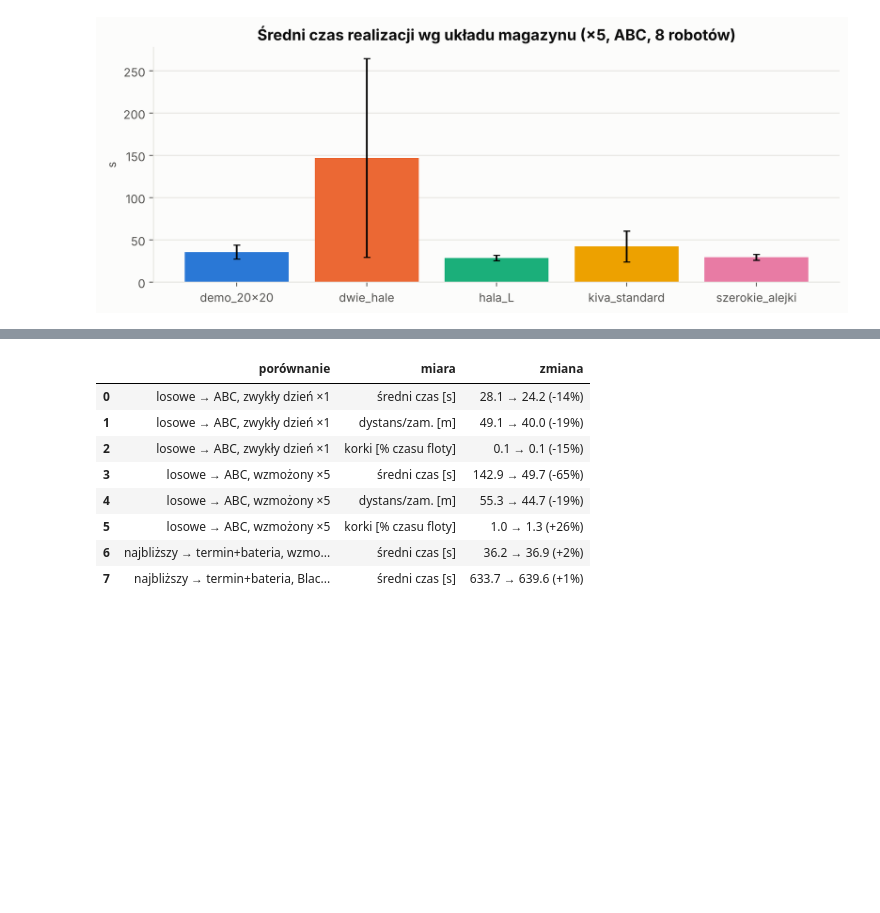
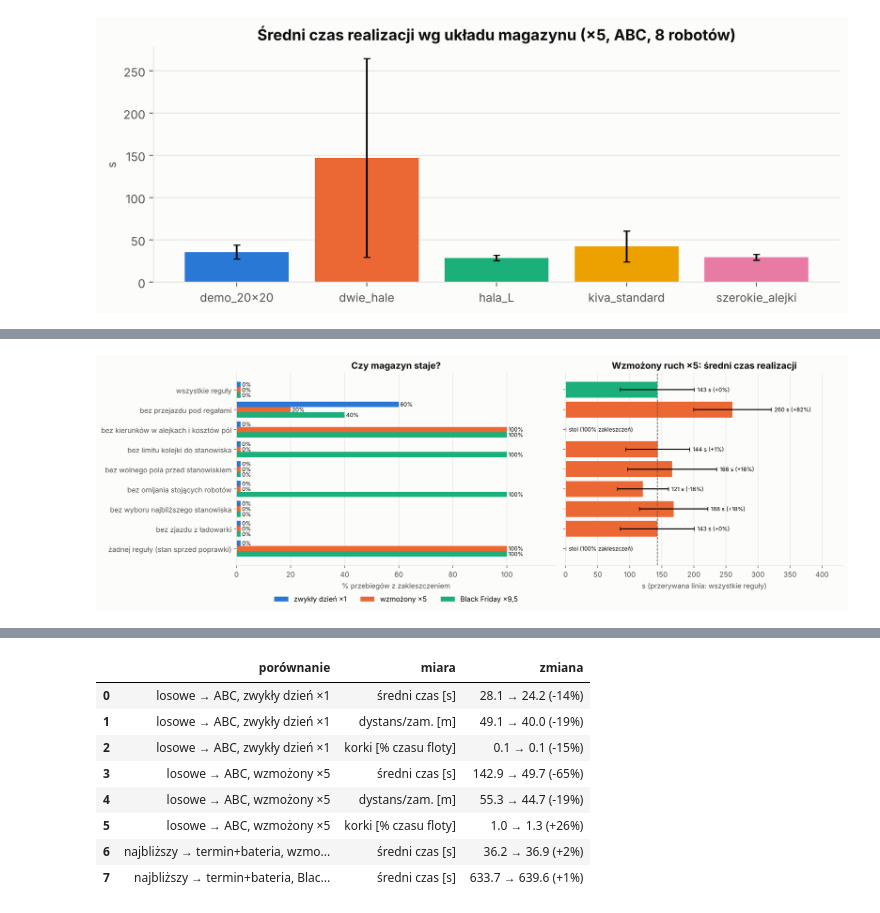
Before and after one commit to w3rr0/SSD, a Jupyter notebook: notebooks/porownania.ipynb, the cells around one changed output, grey strips where cells are left out. Saved outputs shown, nothing was run; the diff lists cells and outputs as text; code cells hidden in the pictures; blank space fills up the shorter version.

```diff
--- a/notebooks/porownania.ipynb
+++ b/notebooks/porownania.ipynb
@@ -233,0 +256,57 @@ t4
+# %%
+RULES = {
+    "new": "wszystkie reguły",
+    "no_under_racks": "bez przejazdu pod regałami",
+    "no_route_costs": "bez kierunków w alejkach i kosztów pól",
+    "no_queue_limit": "bez limitu kolejki do stanowiska",
+    "no_front_free": "bez wolnego pola przed stanowiskiem",
+    "no_replan": "bez omijania stojących robotów",
+    "no_nearest_station": "bez wyboru najbliższego stanowiska",
+    "no_leave_charger": "bez zjazdu z ładowarki",
+    "old": "żadnej reguły (stan sprzed poprawki)",
+}
+specs = [dict(num_robots=r, volume=v, seed=s, traffic=t)
+         for t in RULES for (r, v) in ((8, 1.0), (8, 5.0), (16, 9.5)) for s in range(1, 6)]
+e5 = run_grid(specs, OUT / "e5_reguly.csv", jobs=JOBS)
+e5["zakleszczenie"] = e5["status"].isin(["deadlock", "livelock"])
+dl5 = e5.groupby(["traffic", "volume"])["zakleszczenie"].mean().mul(100).unstack(1).reindex(list(RULES))
+t5 = summary(e5, ["volume", "traffic"], ["avg_completion_s", "max_completion_s", "distance_per_order_m",
+                                          "avg_station_queue_s", "traffic_share_pct"])
+
+fig, (ax1, ax2) = plt.subplots(1, 2, figsize=(15, 5.2), gridspec_kw={"width_ratios": [1.15, 1]})
+y = np.arange(len(RULES))
+labels = [RULES[k] for k in RULES]
+for i, v in enumerate((1.0, 5.0, 9.5)):
+    drawn = ax1.barh(y + (i - 1) * 0.27, dl5[v].clip(lower=1.5), 0.27, color=CATEGORICAL[i], label=LOAD[v])
+    ax1.bar_label(drawn, labels=[f"{x:.0f}%" for x in dl5[v]], padding=2, fontsize=8)
+ax1.set_yticks(y, labels)
+ax1.invert_yaxis()
+ax1.set_xlim(0, 118)
+ax1.set_xlabel("% przebiegów z zakleszczeniem")
+ax1.set_title("Czy magazyn staje?")
+ax1.grid(axis="y", visible=False)
+ax1.legend(loc="upper center", bbox_to_anchor=(0.5, -0.12), ncol=3)
+
+part = t5[t5.volume == 5.0].set_index("traffic").reindex(list(RULES))
+base = part.loc["new", "avg_completion_s"]
+ax2.barh(y, part.avg_completion_s.fillna(0), xerr=part.avg_completion_s_ci.fillna(0), capsize=3,
+         color=[CATEGORICAL[2] if k == "new" else CATEGORICAL[1] for k in RULES])
+ax2.axvline(base, color=INK_SECONDARY, lw=1, ls="--")
+for yy, k in zip(y, RULES):
+    value, ci = part.loc[k, "avg_completion_s"], part.loc[k, "avg_completion_s_ci"]
+    text = "stoi (100% zakleszczeń)" if pd.isna(value) else f"{value:.0f} s ({100 * (value - base) / base:+.0f}%)"
+    # Podpis za końcem paska błędu, żeby się nie nakładały.
+    ax2.text(0 if pd.isna(value) else value + (0 if pd.isna(ci) else ci), yy, "  " + text, va="center", fontsize=8)
+ax2.set_yticks(y, [""] * len(y))
+ax2.invert_yaxis()
+ax2.set_xlim(0, (part.avg_completion_s + part.avg_completion_s_ci.fillna(0)).max() * 1.35)
+ax2.set_xlabel("s (przerywana linia: wszystkie reguły)")
+ax2.set_title("Wzmożony ruch ×5: średni czas realizacji")
+ax2.grid(axis="y", visible=False)
+fig.tight_layout()
+fig.savefig(OUT / "e5_reguly.png", dpi=150)
+
+table5 = t5.assign(reguła=t5.traffic.map(RULES), zakleszczenia_pct=[dl5.loc[t, v] for t, v in zip(t5.traffic, t5.volume)])
+table5[["volume", "reguła", "zakleszczenia_pct", "ok", "runs", "avg_completion_s", "max_completion_s",
+        "distance_per_order_m", "avg_station_queue_s"]].sort_values(["volume"], kind="stable")
+# %% [output]
@@ -233,0 +330 @@ t4
+[figure, added]
```
Also changed, not shown: parts of 5 cells of this notebook, 2 other files.
